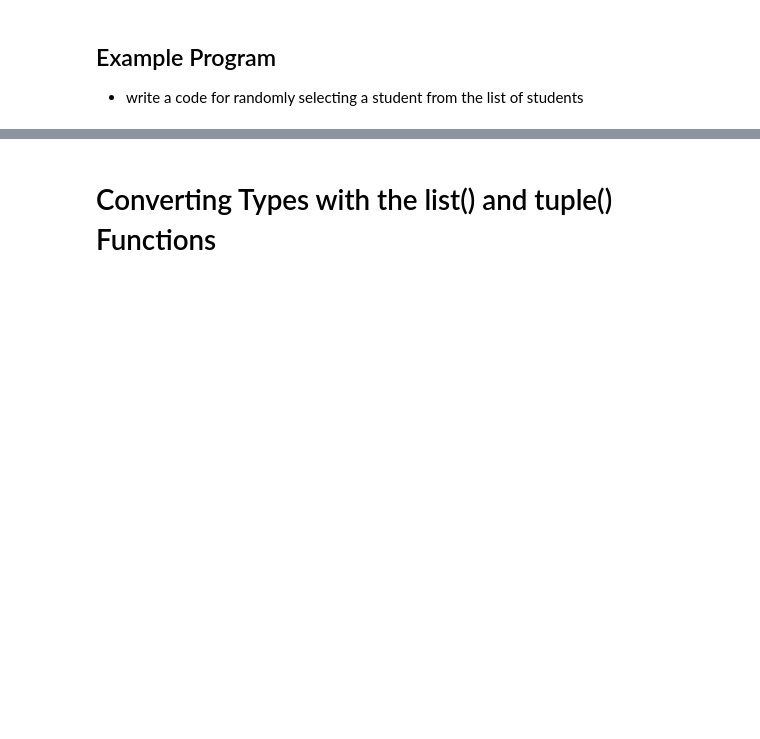
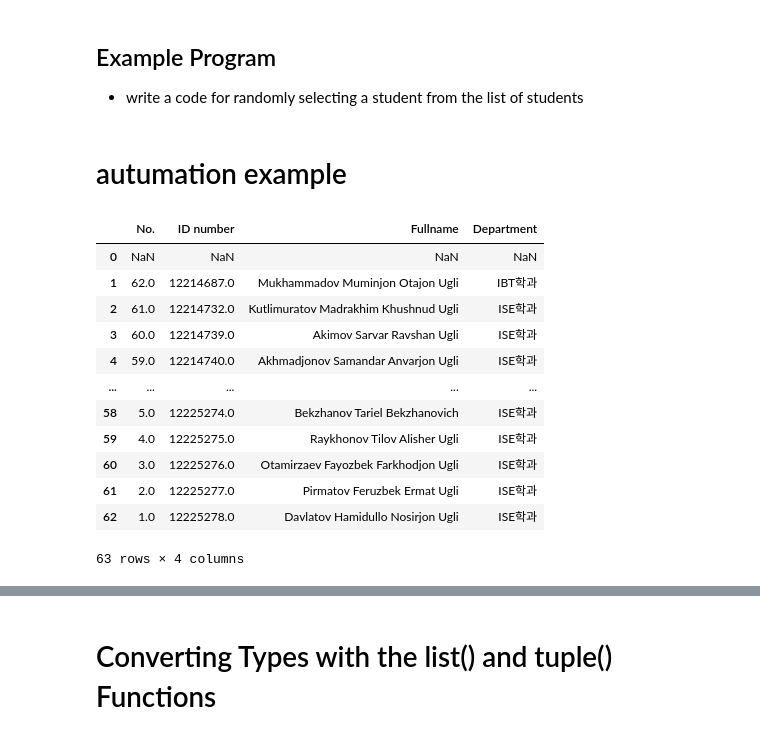
Before and after one commit to Jumabek/software_programming_in_python, a Jupyter notebook: week5-Lists.ipynb, the cells around one changed output, grey strips where cells are left out. Saved outputs shown, nothing was run; the diff lists cells and outputs as text; code cells hidden in the pictures; blank space fills up the shorter version.

```diff
--- a/week5-Lists.ipynb
+++ b/week5-Lists.ipynb
@@ -414,3 +619,23 @@ div002_student_names = [
     'Pirmatov Feruzbek Ermat Ugli',
     'Davlatov Hamidullo Nosirjon Ugli'
  ]
+# %% [markdown]
+# autumation example
+# %%
+import pandas as pd
+df = pd.read_excel('div_002.xlsx')
+df
+# %% [output]
+|  | No. | ID number | Fullname | Department |
+| 0 | NaN | NaN | NaN | NaN |
+| 1 | 62.0 | 12214687.0 | Mukhammadov Muminjon Otajon Ugli | IBT학과 |
+| 2 | 61.0 | 12214732.0 | Kutlimuratov Madrakhim Khushnud Ugli | ISE학과 |
+| 3 | 60.0 | 12214739.0 | Akimov Sarvar Ravshan Ugli | ISE학과 |
+| 4 | 59.0 | 12214740.0 | Akhmadjonov Samandar Anvarjon Ugli | ISE학과 |
+| ... | ... | ... | ... | ... |
+| 58 | 5.0 | 12225274.0 | Bekzhanov Tariel Bekzhanovich | ISE학과 |
+| 59 | 4.0 | 12225275.0 | Raykhonov Tilov Alisher Ugli | ISE학과 |
+| 60 | 3.0 | 12225276.0 | Otamirzaev Fayozbek Farkhodjon Ugli | ISE학과 |
+| 61 | 2.0 | 12225277.0 | Pirmatov Feruzbek Ermat Ugli | ISE학과 |
+| 62 | 1.0 | 12225278.0 | Davlatov Hamidullo Nosirjon Ugli | ISE학과 |
+63 rows × 4 columns
```
Also changed, not shown: parts of 138 cells of this notebook, 4 other files.
